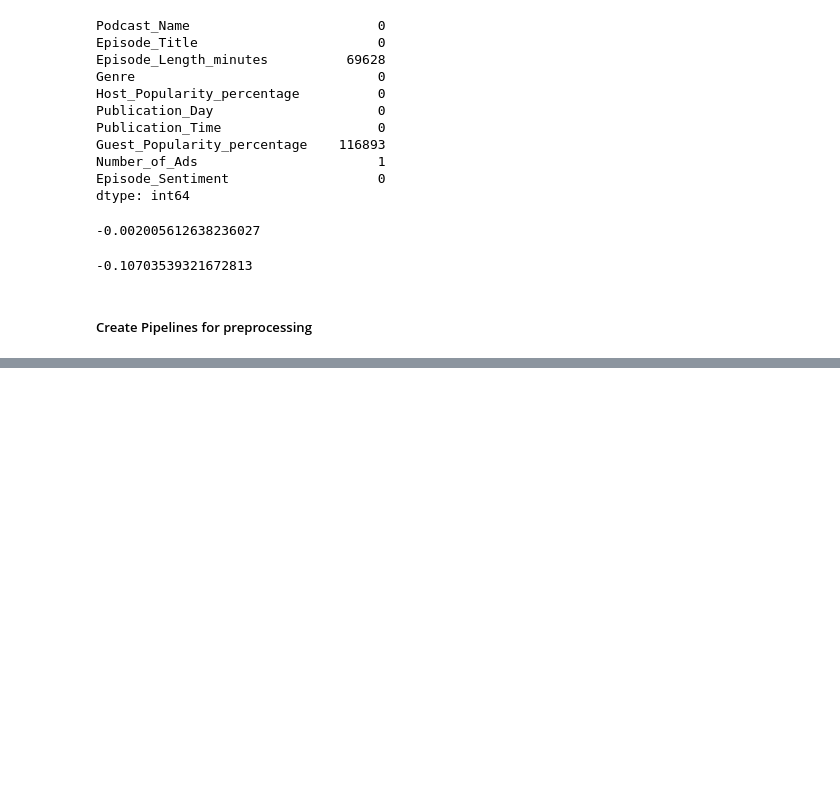
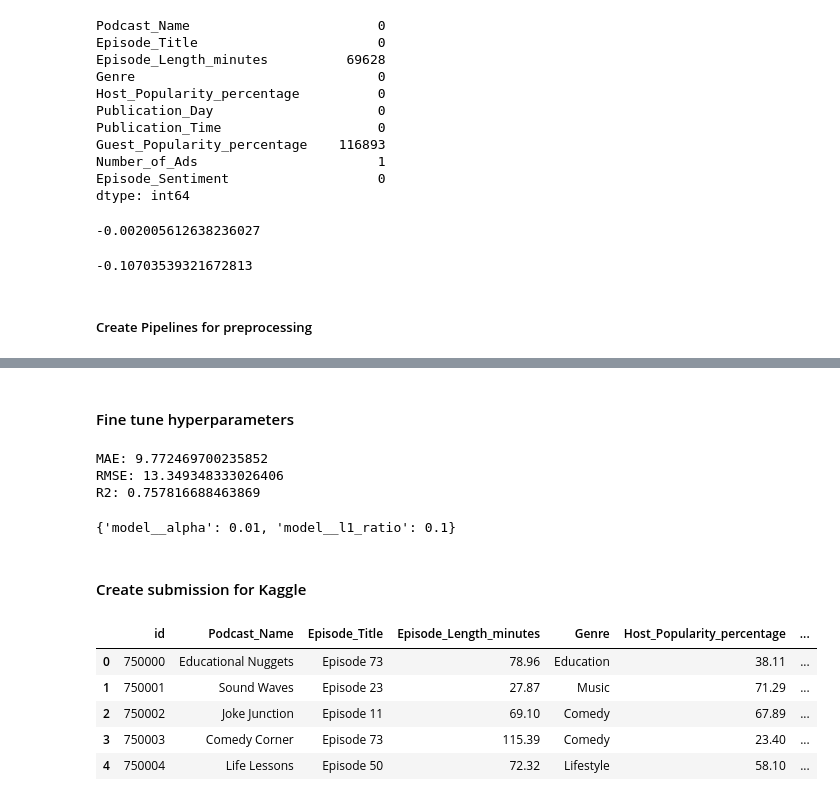
Before and after one commit to Fluuvys/Podcast-Listening-Time-Prediction, a Jupyter notebook: Podcast Listening Time.ipynb, the cells around one changed output, grey strips where cells are left out. Cells and saved outputs as stored; diff of their text form; code cells hidden in the pictures; blank space fills up the shorter version.

```diff
--- a/Podcast Listening Time.ipynb
+++ b/Podcast Listening Time.ipynb
@@ -195,0 +284,21 @@ ord_transformer = Pipeline(steps= [("encoder", OrdinalEncoder())])
+# %% [markdown]
+#### Fine tune hyperparameters
+# %%
+from sklearn.model_selection import GridSearchCV
+
+param_grid_elastic_net = {
+    "model__alpha": [0.01, 0.1, 1, 10],
+    "model__l1_ratio": [0.1, 0.5, 0.7, 0.9, 1]  # 1 = Lasso, 0 = Ridge
+}
+
+grid_search = GridSearchCV(elastic_net_model, param_grid= param_grid_elastic_net, cv = 3, scoring="neg_mean_squared_error")
+grid_search.fit(x_train, y_train)
+
+y_predict_after_gridsearch = grid_search.predict(x_test)
+print("MAE: {}".format(mean_absolute_error(y_test, y_predict_after_gridsearch)))
+print("RMSE: {}".format(root_mean_squared_error(y_test, y_predict_after_gridsearch)))
+print("R2: {}".format(r2_score(y_test, y_predict_after_gridsearch)))
+# %% [output]
+MAE: 9.772469700235852
+RMSE: 13.349348333026406
+R2: 0.757816688463869
@@ -195,0 +307,17 @@ ord_transformer = Pipeline(steps= [("encoder", OrdinalEncoder())])
+# %%
+
+print(grid_search.best_params_)
+# %% [output]
+{'model__alpha': 0.01, 'model__l1_ratio': 0.1}
+# %% [markdown]
+#### Create submission for Kaggle
+# %%
+test_df = pd.read_csv("./data/test.csv")
+test_df.head()
+# %% [output]
+|  | id | Podcast_Name | Episode_Title | Episode_Length_minutes | Genre | Host_Popularity_percentage | ... |
+| 0 | 750000 | Educational Nuggets | Episode 73 | 78.96 | Education | 38.11 | ... |
+| 1 | 750001 | Sound Waves | Episode 23 | 27.87 | Music | 71.29 | ... |
+| 2 | 750002 | Joke Junction | Episode 11 | 69.10 | Comedy | 67.89 | ... |
+| 3 | 750003 | Comedy Corner | Episode 73 | 115.39 | Comedy | 23.40 | ... |
+| 4 | 750004 | Life Lessons | Episode 50 | 72.32 | Lifestyle | 58.10 | ... |
```
Also changed, not shown: parts of 19 cells of this notebook, 3 other files.
